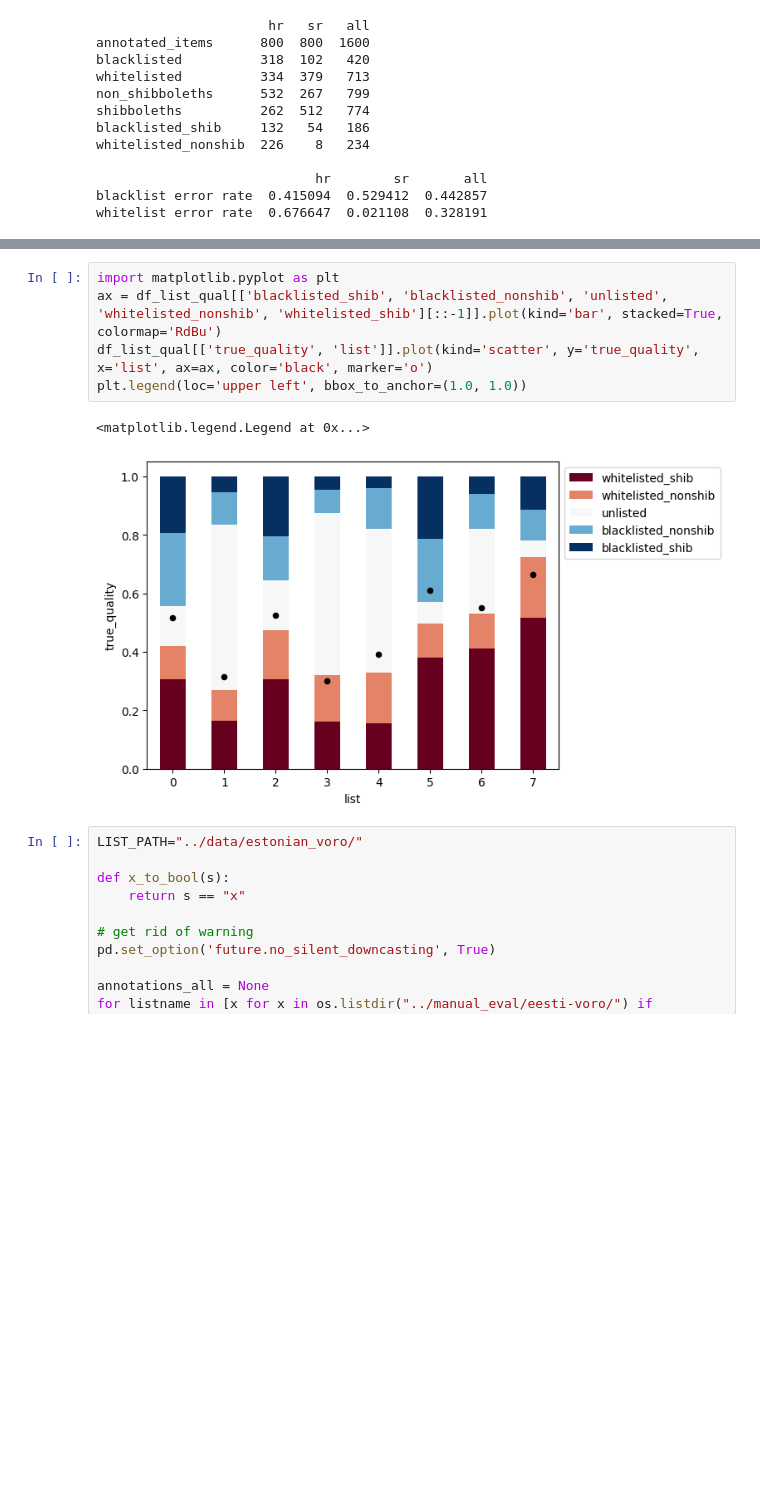
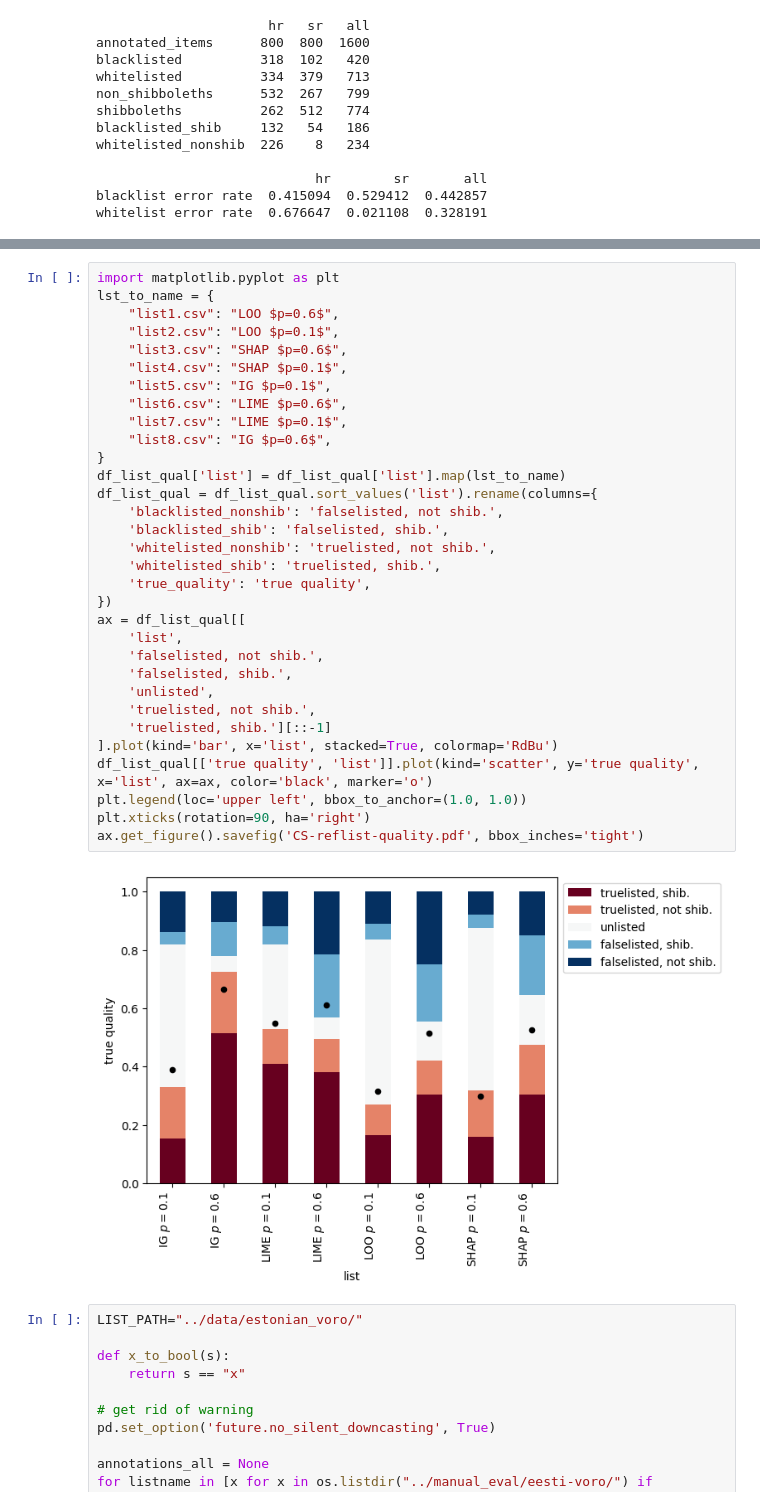
Before and after one commit to Helsinki-NLP/shibboleth, a Jupyter notebook: vizs/reflist_quality.ipynb, the cells around one changed output, grey strips where cells are left out. Drawn from its saved outputs; the diff is of its cells as text; blank space fills up the shorter version.

Commit message:
reflist quality

```diff
--- a/vizs/reflist_quality.ipynb
+++ b/vizs/reflist_quality.ipynb
@@ -103,12 +103,38 @@ df_list_qual
 | 7 | list8.csv | 0.115 | 0.105 | 0.515 | 0.210 | 0.055 | ... |
 # %%
 import matplotlib.pyplot as plt
-ax = df_list_qual[['blacklisted_shib', 'blacklisted_nonshib', 'unlisted', 'whitelisted_nonshib', 'whitelisted_shib'][::-1]].plot(kind='bar', stacked=True, colormap='RdBu')
-df_list_qual[['true_quality', 'list']].plot(kind='scatter', y='true_quality', x='list', ax=ax, color='black', marker='o')
+lst_to_name = {
+    "list1.csv": "LOO $p=0.6$",
+    "list2.csv": "LOO $p=0.1$",
+    "list3.csv": "SHAP $p=0.6$",
+    "list4.csv": "SHAP $p=0.1$",
+    "list5.csv": "IG $p=0.1$",
+    "list6.csv": "LIME $p=0.6$",
+    "list7.csv": "LIME $p=0.1$",
+    "list8.csv": "IG $p=0.6$",
+}
+df_list_qual['list'] = df_list_qual['list'].map(lst_to_name)
+df_list_qual = df_list_qual.sort_values('list').rename(columns={
+    'blacklisted_nonshib': 'falselisted, not shib.',
+    'blacklisted_shib': 'falselisted, shib.',
+    'whitelisted_nonshib': 'truelisted, not shib.',
+    'whitelisted_shib': 'truelisted, shib.',
+    'true_quality': 'true quality',
+})
+ax = df_list_qual[[
+    'list',
+    'falselisted, not shib.',
+    'falselisted, shib.',
+    'unlisted',
+    'truelisted, not shib.',
+    'truelisted, shib.'][::-1]
+].plot(kind='bar', x='list', stacked=True, colormap='RdBu')
+df_list_qual[['true quality', 'list']].plot(kind='scatter', y='true quality', x='list', ax=ax, color='black', marker='o')
 plt.legend(loc='upper left', bbox_to_anchor=(1.0, 1.0))
+plt.xticks(rotation=90, ha='right')
+ax.get_figure().savefig('CS-reflist-quality.pdf', bbox_inches='tight')
 # %% [output]
-<matplotlib.legend.Legend at 0x...>
-[figure, old version]
+[figure, new version]
 # %%
 LIST_PATH="../data/estonian_voro/"
 
```
Also changed, not shown: parts of 5 cells of this notebook.
